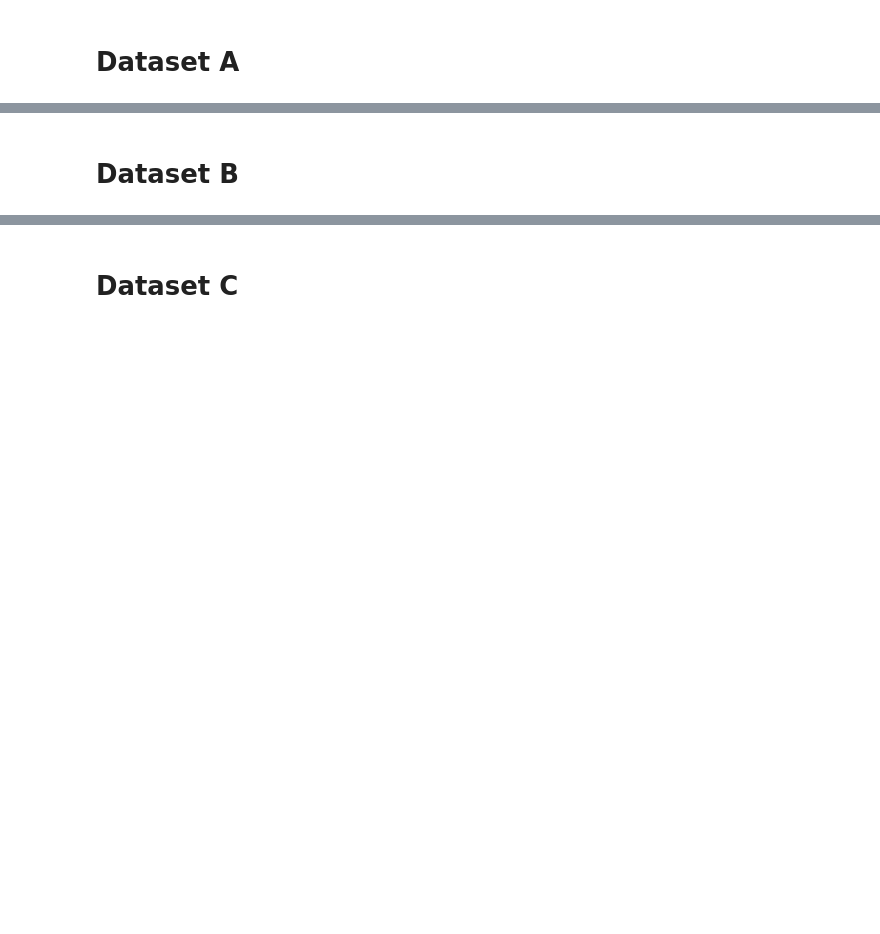
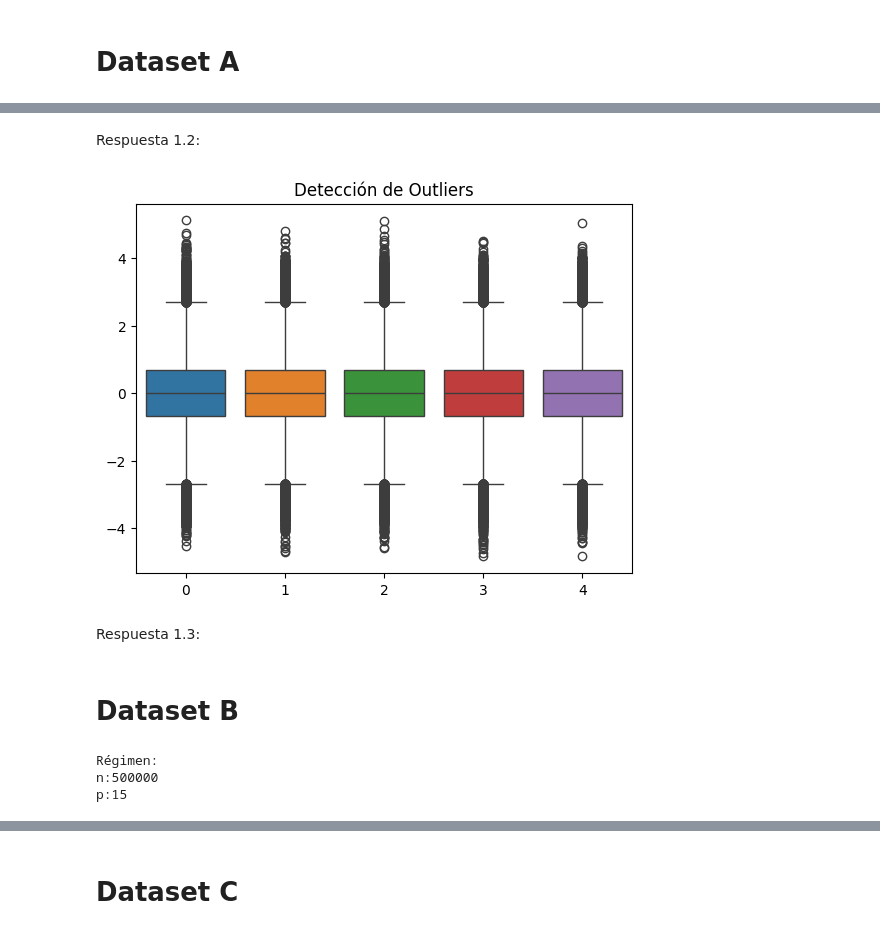
Before and after one commit to luphin/INF398_2026_1_Tareas, a Jupyter notebook: T1_rol1_rol2_rol3.ipynb, the cells around one changed output, grey strips where cells are left out. Saved outputs shown, nothing was run; the diff lists cells and outputs as text; code cells hidden in the pictures; blank space fills up the shorter version.

```diff
--- a/T1_rol1_rol2_rol3.ipynb
+++ b/T1_rol1_rol2_rol3.ipynb
@@ -54,2 +91,26 @@ datasets_train = cargar_datasets_desde_h5("datasets_train.h5")
+# %% [markdown]
+Respuesta 1.2:
+# %%
+#E1.3
+
+# Boxplot para identificar outliers
+sns.boxplot(data=pd.DataFrame(X_train).iloc[:, :5])
+plt.title("Detección de Outliers")
+plt.show()
+# %% [output]
+[figure, added]
+# %% [markdown]
+Respuesta 1.3:
 # %% [markdown]
 # Dataset B
+# %%
+X_train = datasets_train['B']['X_train']
+Y_train = datasets_train['B']['y_train']
+X_test = datasets_train['B']['X_test']
+
+#E1.1
+print("Régimen: \nn:"+str(X_train.shape[0])+ "\np:"+str(X_train.shape[1]))
+# %% [output]
+Régimen:
+n:500000
+p:15
```
Also changed, not shown: parts of 10 cells of this notebook.
